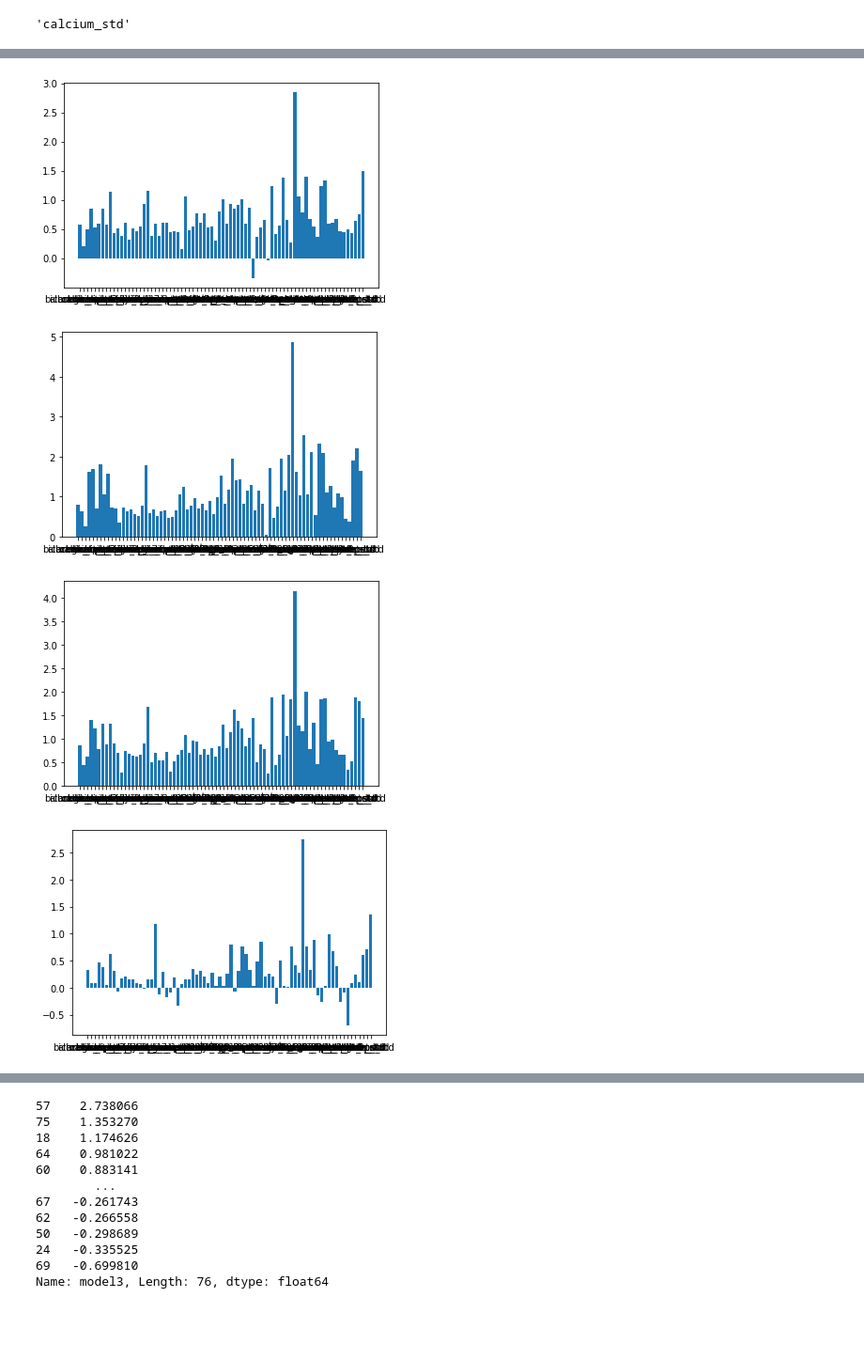
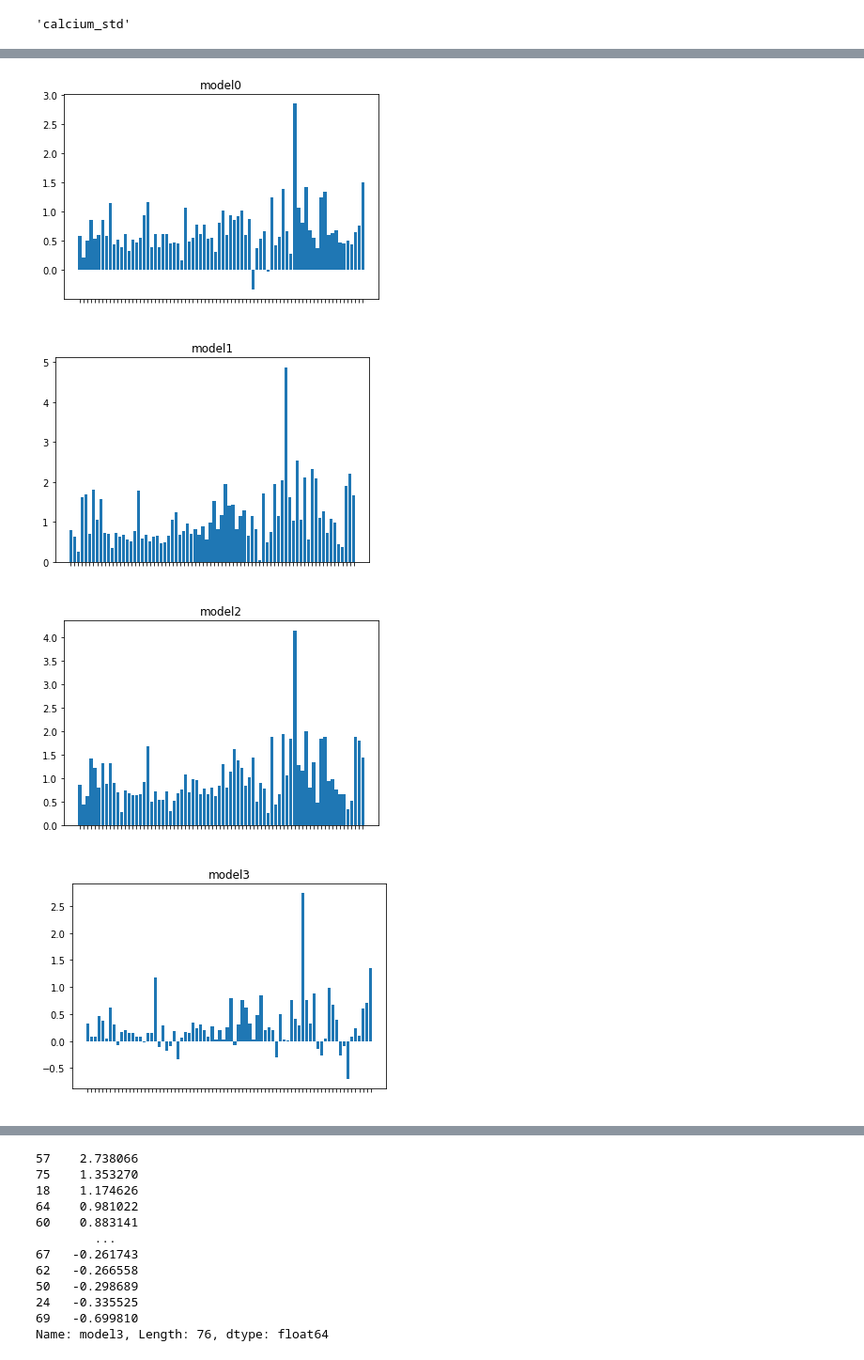
Before and after one commit to adrianstando/Research-Workshops-Rashomon-MIMIC-Machine-Learning, a Jupyter notebook: RashomonSetAnalyser/PDP_Comparison.ipynb, the cells around one changed output, grey strips where cells are left out. Shown at 94% size. Cells and saved outputs as stored; diff of their text form; code cells hidden in the pictures; blank space fills up the shorter version.

```diff
--- a/RashomonSetAnalyser/PDP_Comparison.ipynb
+++ b/RashomonSetAnalyser/PDP_Comparison.ipynb
@@ -33,7 +33,7 @@ def model_learn(X, y, params):
     return model.fit(X, y)
 # %%
 best_models_tab = []
-for i in range(5):
+for i in range(15):
     best_models_tab.append(model_learn(X, y, results.iloc[i].params))
     print(i)
 # %% [output]
@@ -85,5 +95,9 @@ answer
 # %%
+labels=[" "]*answer.shape[0]
 for i in range(answer.shape[1]-1):
+    fig, ax = plt.subplots()
     plt.bar(x=answer.iloc[:,0],height=answer.iloc[:,1+i])
+    ax.set_title(answer.columns[i+1])
+    ax.set_xticklabels(labels)
     plt.show()
 # %% [output]
@@ -166,6 +190,8 @@ for i in range(answer.shape[1]-1):
     print(sum(answer.iloc[:,i+1]))
     sums.append(sum(answer.iloc[:,1+i]))
     names.append("model"+str(i))
+fig, ax = plt.subplots()
+fig.set_size_inches(answer.shape[1]-1, 10.5)
 plt.bar(height=sums,x=names)
 # %% [output]
 55.101437985897064
@@ -194,9 +230,13 @@ answer2
 # %%
+labels=[" "]*answer.shape[0]
 for i in range(answer2.shape[1]-1):
+    fig, ax = plt.subplots()
     plt.bar(x=answer2.iloc[:,0],height=answer2.iloc[:,1+i])
+    ax.set_xticklabels(labels)
+    ax.set_title(answer.columns[i+1])
     plt.show()
 # %% [output]
-[figure, old version]
+[figure, new version]
-[figure, old version]
+[figure, new version]
-[figure, old version]
+[figure, new version]
-[figure, old version]
+[figure, new version]
```
Also changed, not shown: parts of 13 cells of this notebook, 1 other file.
